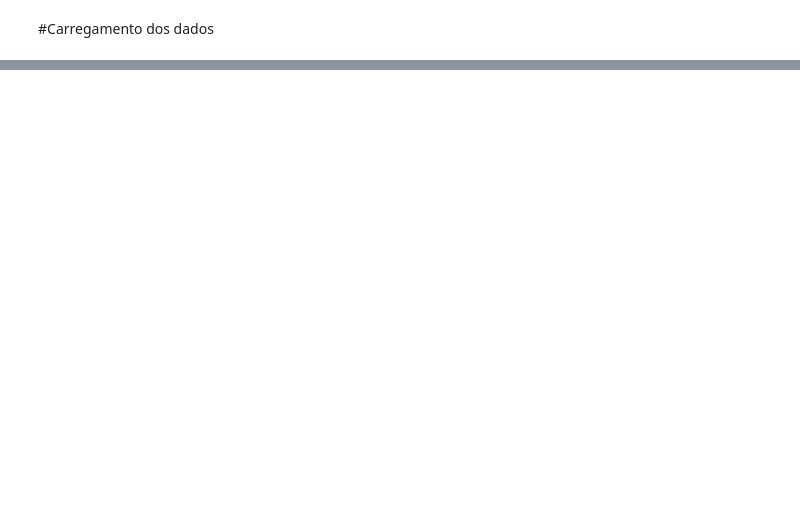
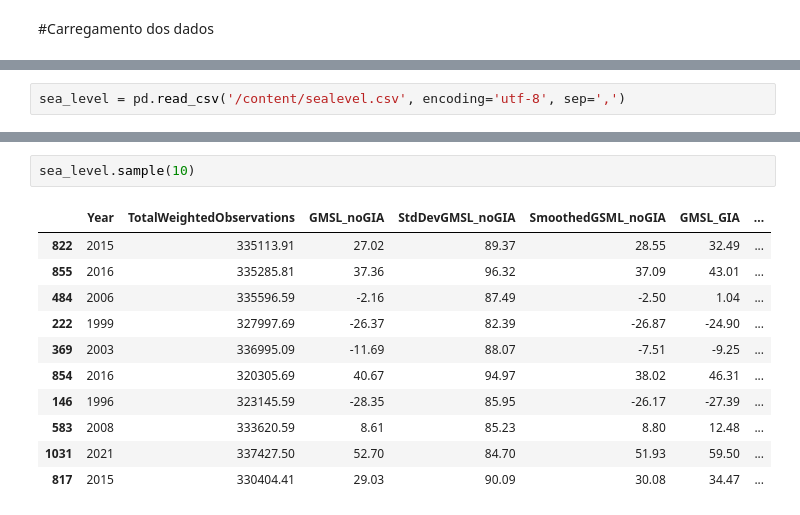
Before and after one commit to castrokelly/eEDB-001-2023-4, a Jupyter notebook: Cidades_Submersas.ipynb, the cells around one changed output, grey strips where cells are left out. Cells and saved outputs as stored; diff of their text form; blank space fills up the shorter version.

```diff
--- a/Cidades_Submersas.ipynb
+++ b/Cidades_Submersas.ipynb
@@ -154,0 +64,2 @@ plt.show()
+# %%
+sea_level = pd.read_csv('/content/sealevel.csv', encoding='utf-8', sep=',')
@@ -154,0 +158,14 @@ plt.show()
+# %%
+sea_level.sample(10)
+# %% [output]
+|  | Year | TotalWeightedObservations | GMSL_noGIA | StdDevGMSL_noGIA | SmoothedGSML_noGIA | GMSL_GIA | ... |
+| 822 | 2015 | 335113.91 | 27.02 | 89.37 | 28.55 | 32.49 | ... |
+| 855 | 2016 | 335285.81 | 37.36 | 96.32 | 37.09 | 43.01 | ... |
+| 484 | 2006 | 335596.59 | -2.16 | 87.49 | -2.50 | 1.04 | ... |
+| 222 | 1999 | 327997.69 | -26.37 | 82.39 | -26.87 | -24.90 | ... |
+| 369 | 2003 | 336995.09 | -11.69 | 88.07 | -7.51 | -9.25 | ... |
+| 854 | 2016 | 320305.69 | 40.67 | 94.97 | 38.02 | 46.31 | ... |
+| 146 | 1996 | 323145.59 | -28.35 | 85.95 | -26.17 | -27.39 | ... |
+| 583 | 2008 | 333620.59 | 8.61 | 85.23 | 8.80 | 12.48 | ... |
+| 1031 | 2021 | 337427.50 | 52.70 | 84.70 | 51.93 | 59.50 | ... |
+| 817 | 2015 | 330404.41 | 29.03 | 90.09 | 30.08 | 34.47 | ... |
```
Also changed, not shown: parts of 51 cells of this notebook.
